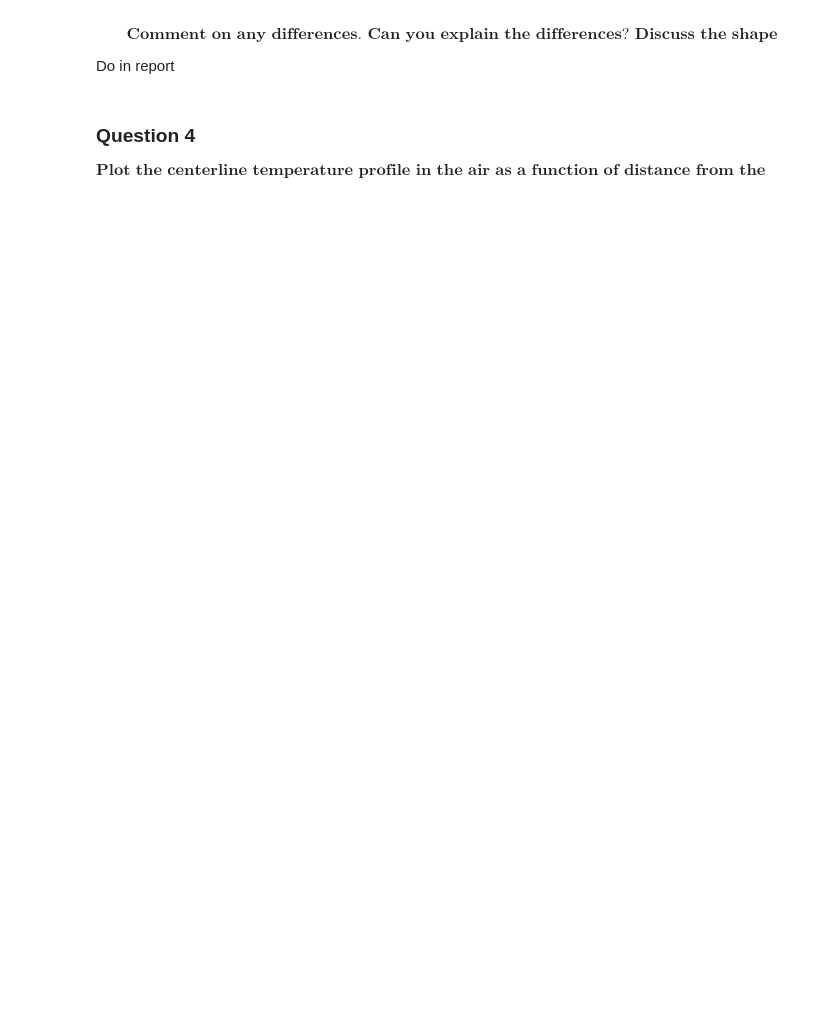
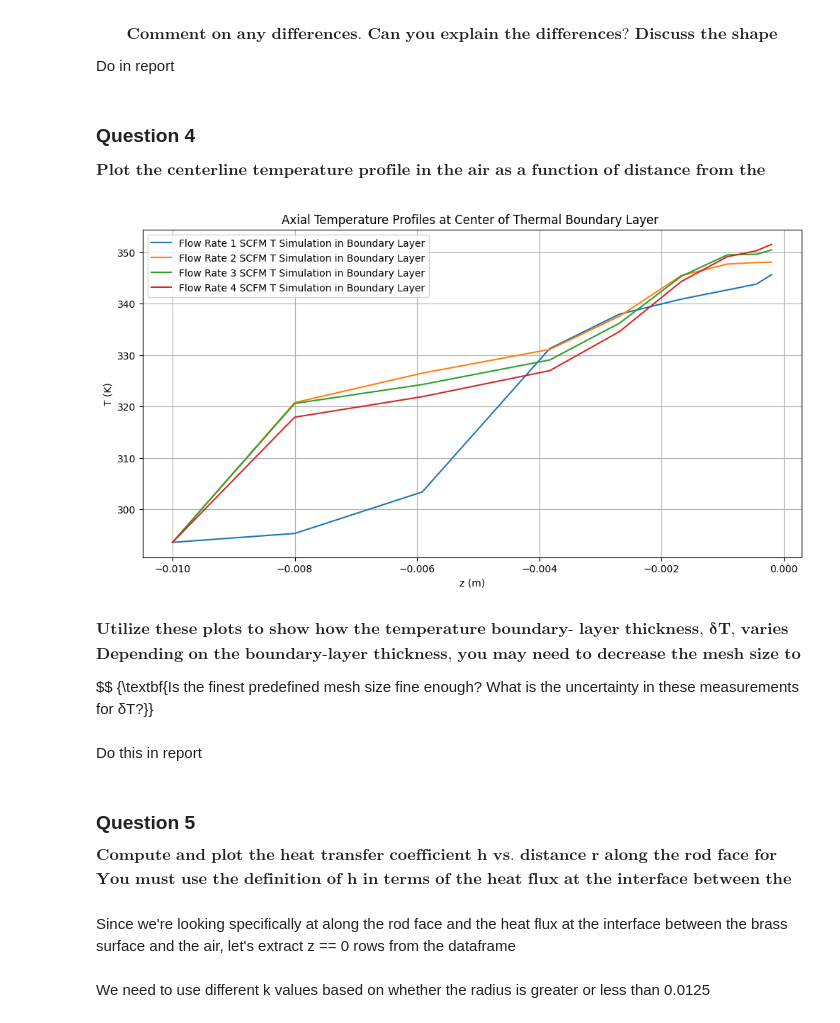
Before and after one commit to rahilisashaik/cbe154, a Jupyter notebook: heat-transfer-2/updated_HT_data_analysis.ipynb, the cells around one changed output. Cells and saved outputs as stored; diff of their text form; code cells hidden in the pictures; blank space fills up the shorter version.

```diff
--- a/heat-transfer-2/updated_HT_data_analysis.ipynb
+++ b/heat-transfer-2/updated_HT_data_analysis.ipynb
@@ -476,15 +535,43 @@ Do in report
 # %% [markdown]
 ### Question 4
 $$ \textbf{Plot the centerline temperature profile in the air as a function of distance from the brass-rod face (i.e., T(0, z<0)) at varying Vin.}$$
+# %%
+dist_rod_face_1 = df_sim_1.query("r == 0 and z < 0")
+dist_rod_face_2 = df_sim_2.query("r == 0 and z < 0")
+dist_rod_face_3 = df_sim_3.query("r == 0 and z < 0")
+dist_rod_face_4 = df_sim_4.query("r == 0 and z < 0")
 # %%
 plt.figure(figsize=(12, 6))
-plt.plot(df_sim_1.query("r == 0 and z < 0")['z'], df_sim_1.query("r == 0 and z < 0")['T (K)'], label = 'Flow Rate 1 SCFM T Simulation in Boundary Layer')
-plt.plot(df_sim_2.query("r == 0 and z < 0")['z'], df_sim_2.query("r == 0 and z < 0")['T (K)'], label = 'Flow Rate 2 SCFM T Simulation in Boundary Layer')
-plt.plot(df_sim_3.query("r == 0 and z < 0")['z'], df_sim_3.query("r == 0 and z < 0")['T (K)'], label = 'Flow Rate 3 SCFM T Simulation in Boundary Layer')
-plt.plot(df_sim_4.query("r == 0 and z < 0")['z'], df_sim_4.query("r == 0 and z < 0")['T (K)'], label = 'Flow Rate 4 SCFM T Simulation in Boundary Layer')
+plt.plot(dist_rod_face_1['z'], dist_rod_face_1['T (K)'], label = 'Flow Rate 1 SCFM T Simulation in Boundary Layer')
+plt.plot(dist_rod_face_2['z'], dist_rod_face_2['T (K)'], label = 'Flow Rate 2 SCFM T Simulation in Boundary Layer')
+plt.plot(dist_rod_face_3['z'], dist_rod_face_3['T (K)'], label = 'Flow Rate 3 SCFM T Simulation in Boundary Layer')
+plt.plot(dist_rod_face_4['z'], dist_rod_face_4['T (K)'], label = 'Flow Rate 4 SCFM T Simulation in Boundary Layer')
 plt.xlabel('z (m)')
 plt.ylabel('T (K)')
 plt.title('Axial Temperature Profiles at Center of Thermal Boundary Layer ')
 plt.grid()
 plt.legend()
 plt.show()
+# %% [output]
+[figure, added]
+# %% [markdown]
+$$ \textbf{Utilize these plots to show how the temperature boundary-
+layer thickness, δT, varies with Vin. Does the quantitative scaling of δT with Vin match the
+expectations from theory? } $$
+$$ \textbf{Depending on the boundary-layer thickness, you may need to
+decrease the mesh size to its finest settings to obtain accurate estimations of boundary-layer
+thickness. } $$
+
+$$ {\textbf{Is the finest predefined mesh size fine enough? What is the uncertainty in these
+measurements for δT?}}
+# %% [markdown]
+Do this in report
+# %% [markdown]
+### Question 5
+
+$$ \textbf{Compute and plot the heat transfer coefficient h vs. distance r along the rod face for each
+value of the inlet velocity.} $$
+$$ \textbf{You must use the definition of h in terms of the heat flux at the
+interface between the brass surface and the air} $$
+# %% [markdown]
+Since we're looking specifically at along the rod face and the heat flux at the interface between the brass surface and the air, let's extract z == 0 rows from the dataframe
@@ -490,0 +588,2 @@ plt.show()
+# %% [markdown]
+We need to use different k values based on whether the radius is greater or less than 0.0125
```
Also changed, not shown: parts of 37 cells of this notebook, 1 other file.
